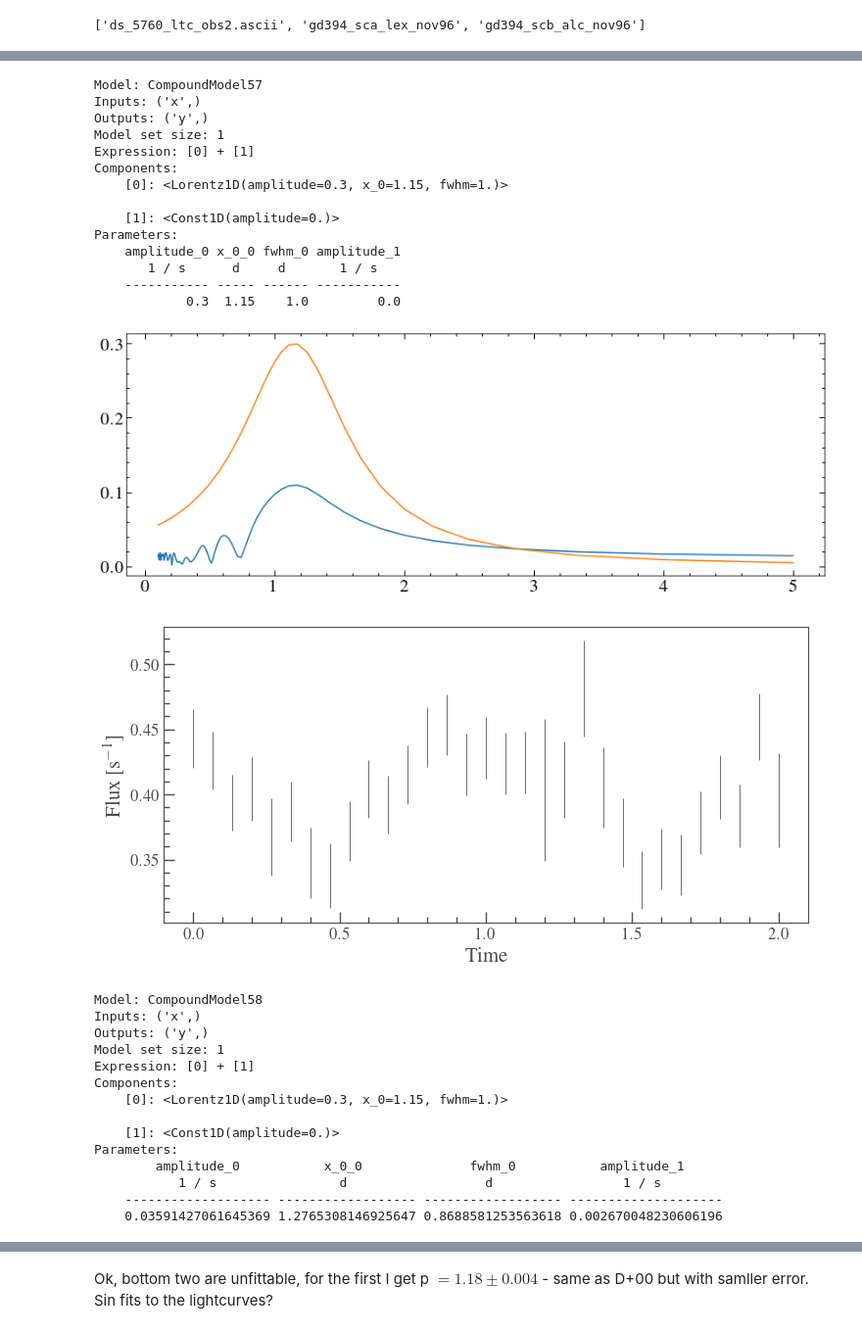
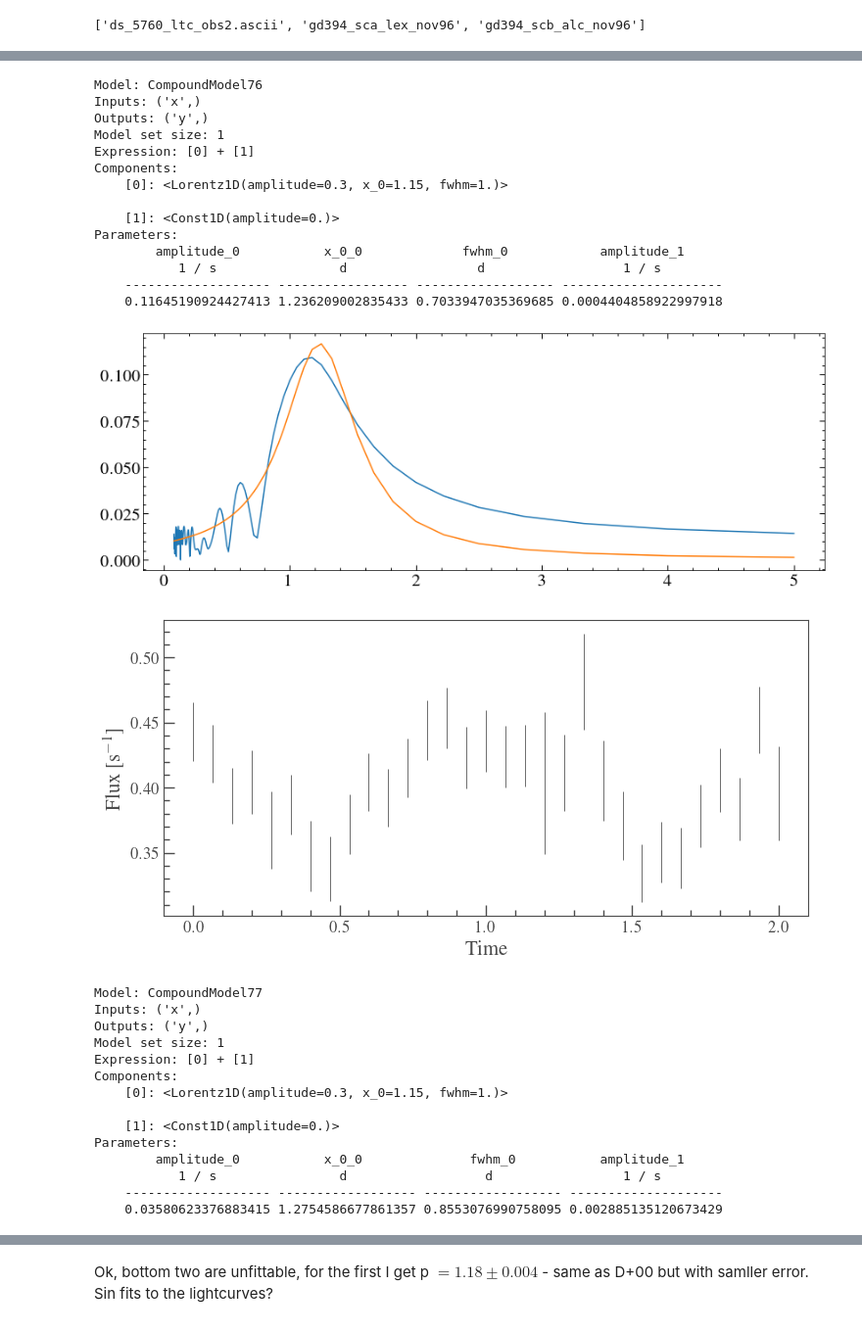
Before and after one commit to davidjwilson/GD394-Tess, a Jupyter notebook: euve_lc/euve_lightkurve.ipynb, the cells around one changed output, grey strips where cells are left out. Shown at 98% size. Saved outputs shown, nothing was run; the diff lists cells and outputs as text; code cells hidden in the pictures.

```diff
--- a/euve_lc/euve_lightkurve.ipynb
+++ b/euve_lc/euve_lightkurve.ipynb
@@ -52,7 +52,7 @@ for i, lcf in enumerate(euvelcs):
     lc = lk.LightCurve(time=t*u.day, flux=c*(1/u.s), flux_err=e*(1/u.s) )
     lc.errorbar()
     plt.show()
-    pg = lc.to_periodogram(oversample_factor=10,minimum_period=0.1*u.day, maximum_period=5*u.day)
+    pg = lc.to_periodogram(oversample_factor=10,minimum_period=0.08*u.day, maximum_period=5*u.day)
     #pg.plot()
     l_init =  models.Lorentz1D(0.3, 1.15, fwhm=1.0)+models.Const1D(0)
     l_fit=fitter(l_init, pg.period, pg.power, maxiter=1000000)
@@ -83,22 +83,22 @@ Parameter('x_0', value=1.1779255228211802, unit=d) 0.0035769426367724256
 [figure]
 [figure]
-Model: CompoundModel57
+Model: CompoundModel76
 Inputs: ('x',)
 Outputs: ('y',)
 Model set size: 1
 Expression: [0] + [1]
 Components:
     [0]: <Lorentz1D(amplitude=0.3, x_0=1.15, fwhm=1.)>
 
     [1]: <Const1D(amplitude=0.)>
 Parameters:
-    amplitude_0 x_0_0 fwhm_0 amplitude_1
-       1 / s      d     d       1 / s
-    ----------- ----- ------ -----------
-            0.3  1.15    1.0         0.0
+        amplitude_0           x_0_0             fwhm_0            amplitude_1
+           1 / s                d                 d                  1 / s
+    ------------------- ----------------- ------------------ ---------------------
+    0.11645190924427413 1.236209002835433 0.7033947035369685 0.0004404858922997918
-[figure, old version]
+[figure, new version]
 [figure]
-Model: CompoundModel58
+Model: CompoundModel77
 Inputs: ('x',)
 Outputs: ('y',)
 Model set size: 1
@@ -111,7 +111,7 @@ Parameters:
         amplitude_0           x_0_0              fwhm_0           amplitude_1
            1 / s                d                  d                 1 / s
     ------------------- ------------------ ------------------ --------------------
-    0.03591427061645369 1.2765308146925647 0.8688581253563618 0.002670048230606196
+    0.03580623376883415 1.2754586677861357 0.8553076990758095 0.002885135120673429
 [figure]
 # %% [markdown]
 Ok, bottom two are unfittable, for the first I get p $= 1.18 \pm 0.004$ - same as D+00 but with samller error. Sin fits to the lightcurves?
```
Also changed, not shown: parts of 2 cells of this notebook, 5 other files.
